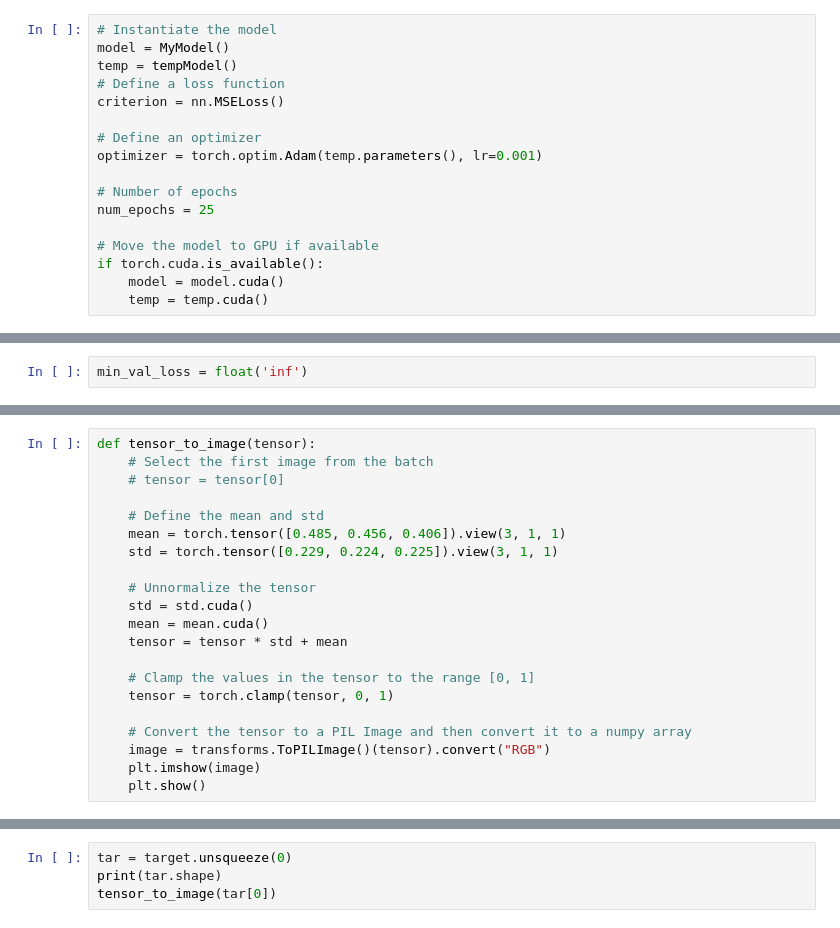
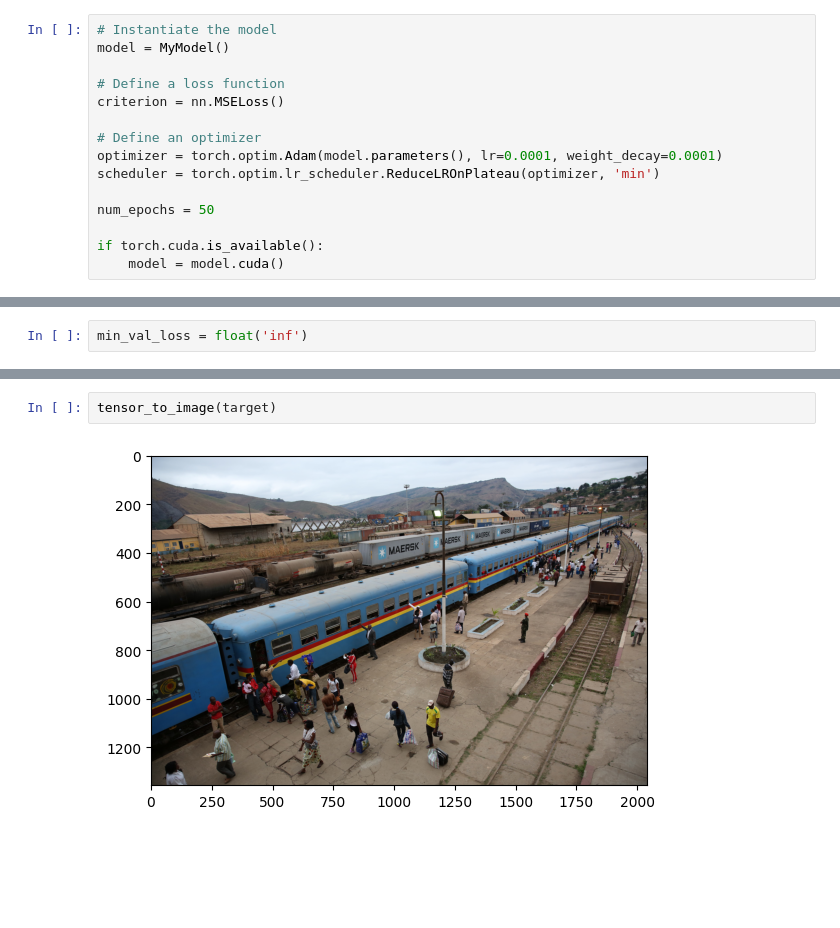
Before and after one commit to khan022/SR, a Jupyter notebook: training.ipynb, the cells around one changed output, grey strips where cells are left out. Cells and saved outputs as stored; diff of their text form; blank space fills up the shorter version.

```diff
--- a/training.ipynb
+++ b/training.ipynb
@@ -373,17 +347,15 @@ class tempModel(nn.Module):
 # %%
 # Instantiate the model
 model = MyModel()
-temp = tempModel()
+
 # Define a loss function
 criterion = nn.MSELoss()
 
 # Define an optimizer
-optimizer = torch.optim.Adam(temp.parameters(), lr=0.001)
+optimizer = torch.optim.Adam(model.parameters(), lr=0.0001, weight_decay=0.0001)
+scheduler = torch.optim.lr_scheduler.ReduceLROnPlateau(optimizer, 'min')
 
-# Number of epochs
-num_epochs = 25
+num_epochs = 50
 
-# Move the model to GPU if available
 if torch.cuda.is_available():
     model = model.cuda()
-    temp = temp.cuda()
@@ -454,23 +442,2 @@ o.shape
-# %%
-def tensor_to_image(tensor):
-    # Select the first image from the batch
-    # tensor = tensor[0]
-
-    # Define the mean and std
-    mean = torch.tensor([0.485, 0.456, 0.406]).view(3, 1, 1)
-    std = torch.tensor([0.229, 0.224, 0.225]).view(3, 1, 1)
-
-    # Unnormalize the tensor
-    std = std.cuda()
-    mean = mean.cuda()
-    tensor = tensor * std + mean
-
-    # Clamp the values in the tensor to the range [0, 1]
-    tensor = torch.clamp(tensor, 0, 1)
-
-    # Convert the tensor to a PIL Image and then convert it to a numpy array
-    image = transforms.ToPILImage()(tensor).convert("RGB")
-    plt.imshow(image)
-    plt.show()
 # %%
 tensor_to_image(t[0])
@@ -479,4 +455,4 @@ tensor_to_image(o[0])
-# %%
-tar = target.unsqueeze(0)
-print(tar.shape)
-tensor_to_image(tar[0])
+# %%
+tensor_to_image(target)
+# %% [output]
+[figure, added]
```
Also changed, not shown: parts of 18 cells of this notebook.
